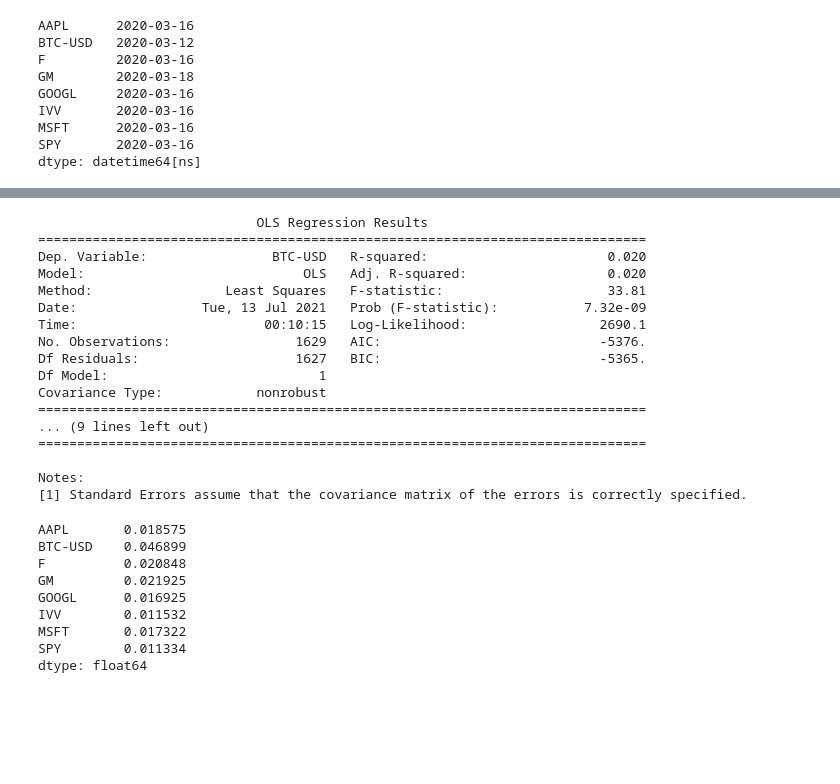
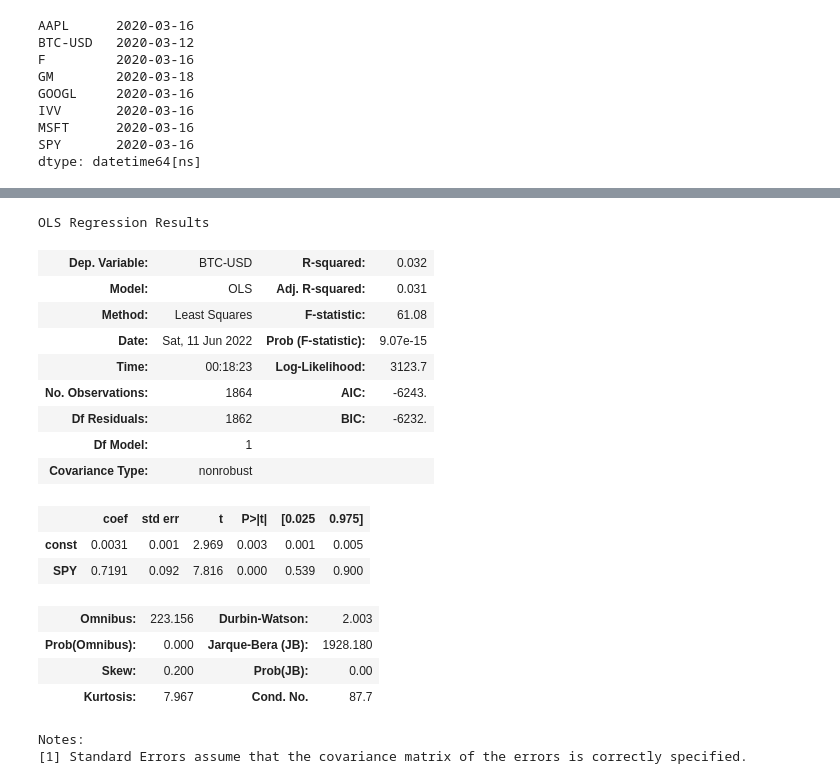
Before and after one commit to ebdaniel/drw-dataanalysis-2022, a Jupyter notebook: discussions/Demo Regression.ipynb, the cells around one changed output, grey strips where cells are left out. Drawn from its saved outputs; the diff is of its cells as text; code cells hidden in the pictures; blank space fills up the shorter version.

```diff
--- a/discussions/Demo Regression.ipynb
+++ b/discussions/Demo Regression.ipynb
@@ -59,36 +61,26 @@ returns['SPY'].plot()
 # %%
 X = sm.add_constant(returns['SPY'])
 y = returns['BTC-USD']
 
 estimation = sm.OLS(y,X,missing='drop').fit()
-print(estimation.summary())
+estimation.summary()
 # %% [output]
-                            OLS Regression Results
-==============================================================================
-Dep. Variable:                BTC-USD   R-squared:                       0.020
-Model:                            OLS   Adj. R-squared:                  0.020
-Method:                 Least Squares   F-statistic:                     33.81
-Date:                Tue, 13 Jul 2021   Prob (F-statistic):           7.32e-09
-Time:                        00:10:15   Log-Likelihood:                 2690.1
-No. Observations:                1629   AIC:                            -5376.
-Df Residuals:                    1627   BIC:                            -5365.
-Df Model:                           1
-Covariance Type:            nonrobust
-==============================================================================
-... (9 lines left out)
-==============================================================================
-
-Notes:
-[1] Standard Errors assume that the covariance matrix of the errors is correctly specified.
+OLS Regression Results
+| Dep. Variable: | BTC-USD | R-squared: | 0.032 |
+| Model: | OLS | Adj. R-squared: | 0.031 |
+| Method: | Least Squares | F-statistic: | 61.08 |
+| Date: | Sat, 11 Jun 2022 | Prob (F-statistic): | 9.07e-15 |
+| Time: | 00:18:23 | Log-Likelihood: | 3123.7 |
+| No. Observations: | 1864 | AIC: | -6243. |
+| Df Residuals: | 1862 | BIC: | -6232. |
+| Df Model: | 1 |  |  |
+| Covariance Type: | nonrobust |  |  |
+|  | coef | std err | t | P>|t| | [0.025 | 0.975] |
+| const | 0.0031 | 0.001 | 2.969 | 0.003 | 0.001 | 0.005 |
+| SPY | 0.7191 | 0.092 | 7.816 | 0.000 | 0.539 | 0.900 |
+| Omnibus: | 223.156 | Durbin-Watson: | 2.003 |
+| Prob(Omnibus): | 0.000 | Jarque-Bera (JB): | 1928.180 |
+| Skew: | 0.200 | Prob(JB): | 0.00 |
+| Kurtosis: | 7.967 | Cond. No. | 87.7 |
+Notes:
+[1] Standard Errors assume that the covariance matrix of the errors is correctly specified.
-# %%
-returns.std()
-# %% [output]
-AAPL       0.018575
-BTC-USD    0.046899
-F          0.020848
-GM         0.021925
-GOOGL      0.016925
-IVV        0.011532
-MSFT       0.017322
-SPY        0.011334
-dtype: float64
```
Also changed, not shown: parts of 7 cells of this notebook, 5 other files.
